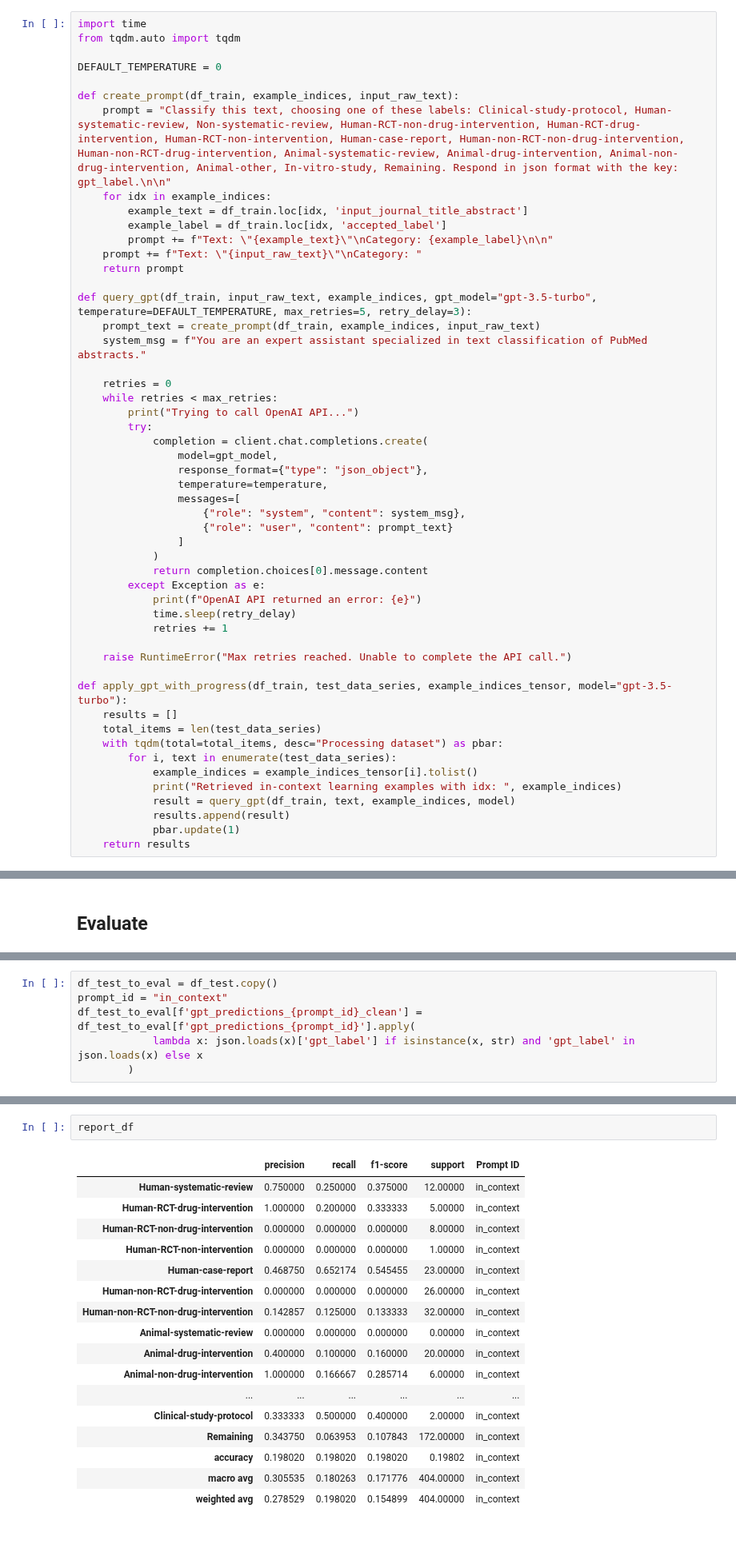
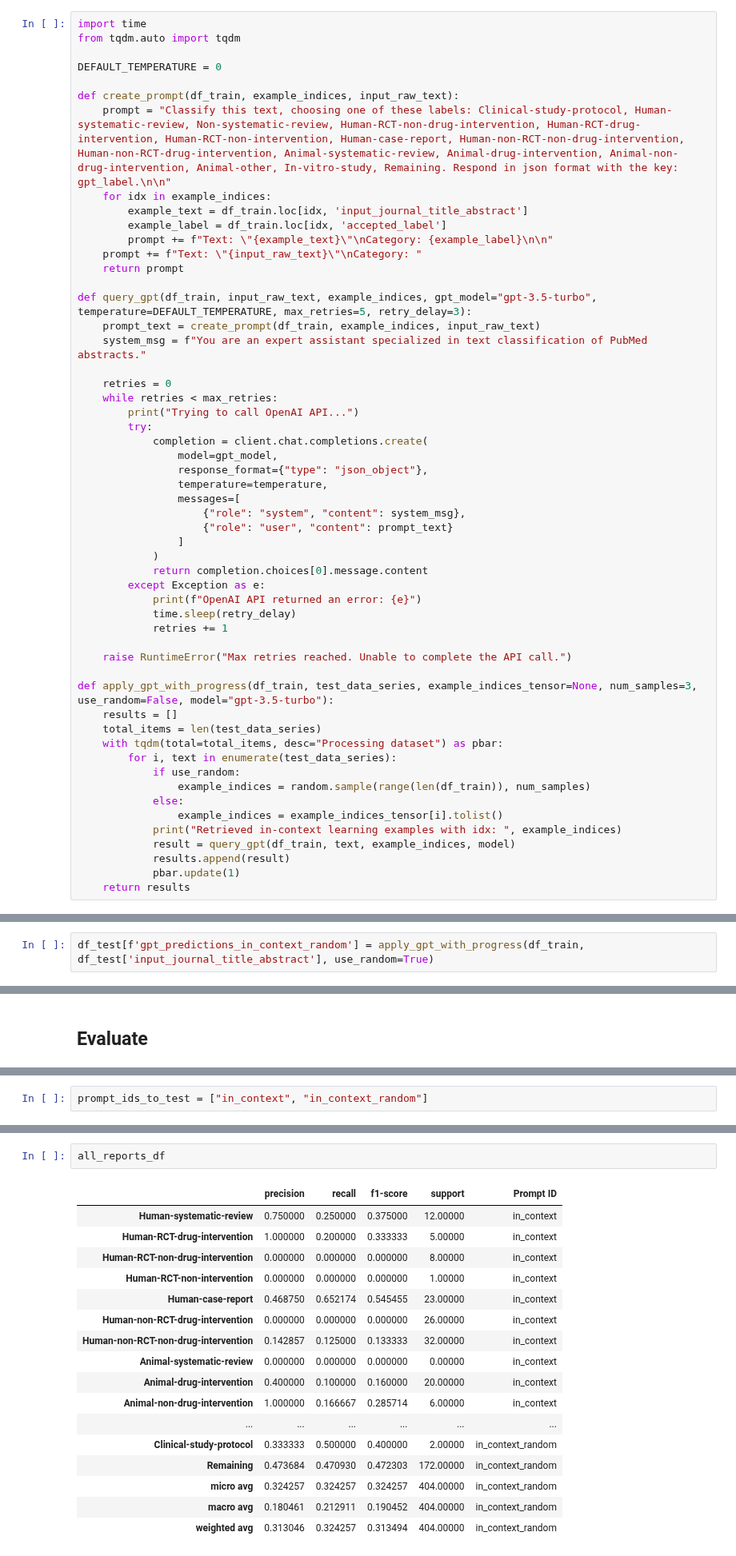
Before and after one commit to Ineichen-Group/StudyTypeTeller, a Jupyter notebook: models/GPT-In-Context.ipynb, the cells around one changed output, grey strips where cells are left out. Shown at 80% size. Saved outputs shown, nothing was run; the diff lists cells and outputs as text.

Commit message:
Testing method for in-context learning with random samples

```diff
--- a/models/GPT-In-Context.ipynb
+++ b/models/GPT-In-Context.ipynb
@@ -236,12 +238,15 @@ def query_gpt(df_train, input_raw_text, example_indices, gpt_model="gpt-3.5-turb
 
     raise RuntimeError("Max retries reached. Unable to complete the API call.")
 
-def apply_gpt_with_progress(df_train, test_data_series, example_indices_tensor, model="gpt-3.5-turbo"):
+def apply_gpt_with_progress(df_train, test_data_series, example_indices_tensor=None, num_samples=3, use_random=False, model="gpt-3.5-turbo"):
     results = []
     total_items = len(test_data_series)
     with tqdm(total=total_items, desc="Processing dataset") as pbar:
         for i, text in enumerate(test_data_series):
-            example_indices = example_indices_tensor[i].tolist()
+            if use_random:
+                example_indices = random.sample(range(len(df_train)), num_samples)
+            else:
+                example_indices = example_indices_tensor[i].tolist()
             print("Retrieved in-context learning examples with idx: ", example_indices)
             result = query_gpt(df_train, text, example_indices, model)
             results.append(result)
@@ -268,3 +273,5 @@ Retrieved in-context learning examples with idx:  [11, 128, 356]
 Trying to call OpenAI API...
 Retrieved in-context learning examples with idx:  [128, 356, 1032]
 Trying to call OpenAI API...
+# %%
+df_test[f'gpt_predictions_in_context_random'] = apply_gpt_with_progress(df_train, df_test['input_journal_title_abstract'], use_random=True)
@@ -273,6 +308,2 @@ Trying to call OpenAI API...
 # %%
-df_test_to_eval = df_test.copy()
-prompt_id = "in_context"
-df_test_to_eval[f'gpt_predictions_{prompt_id}_clean'] = df_test_to_eval[f'gpt_predictions_{prompt_id}'].apply(
-            lambda x: json.loads(x)['gpt_label'] if isinstance(x, str) and 'gpt_label' in json.loads(x) else x
-        )
+prompt_ids_to_test = ["in_context", "in_context_random"]
@@ -336,21 +373,21 @@ summary['Prompt ID'] = prompt_id
 # %%
-report_df
+all_reports_df
 # %% [output]
 |  | precision | recall | f1-score | support | Prompt ID |
 | Human-systematic-review | 0.750000 | 0.250000 | 0.375000 | 12.00000 | in_context |
 | Human-RCT-drug-intervention | 1.000000 | 0.200000 | 0.333333 | 5.00000 | in_context |
 | Human-RCT-non-drug-intervention | 0.000000 | 0.000000 | 0.000000 | 8.00000 | in_context |
 | Human-RCT-non-intervention | 0.000000 | 0.000000 | 0.000000 | 1.00000 | in_context |
 | Human-case-report | 0.468750 | 0.652174 | 0.545455 | 23.00000 | in_context |
 | Human-non-RCT-drug-intervention | 0.000000 | 0.000000 | 0.000000 | 26.00000 | in_context |
 | Human-non-RCT-non-drug-intervention | 0.142857 | 0.125000 | 0.133333 | 32.00000 | in_context |
 | Animal-systematic-review | 0.000000 | 0.000000 | 0.000000 | 0.00000 | in_context |
 | Animal-drug-intervention | 0.400000 | 0.100000 | 0.160000 | 20.00000 | in_context |
 | Animal-non-drug-intervention | 1.000000 | 0.166667 | 0.285714 | 6.00000 | in_context |
 | ... | ... | ... | ... | ... | ... |
-| Clinical-study-protocol | 0.333333 | 0.500000 | 0.400000 | 2.00000 | in_context |
-| Remaining | 0.343750 | 0.063953 | 0.107843 | 172.00000 | in_context |
-| accuracy | 0.198020 | 0.198020 | 0.198020 | 0.19802 | in_context |
-| macro avg | 0.305535 | 0.180263 | 0.171776 | 404.00000 | in_context |
-| weighted avg | 0.278529 | 0.198020 | 0.154899 | 404.00000 | in_context |
+| Clinical-study-protocol | 0.333333 | 0.500000 | 0.400000 | 2.00000 | in_context_random |
+| Remaining | 0.473684 | 0.470930 | 0.472303 | 172.00000 | in_context_random |
+| micro avg | 0.324257 | 0.324257 | 0.324257 | 404.00000 | in_context_random |
+| macro avg | 0.180461 | 0.212911 | 0.190452 | 404.00000 | in_context_random |
+| weighted avg | 0.313046 | 0.324257 | 0.313494 | 404.00000 | in_context_random |
 # %%
```
Also changed, not shown: parts of 11 cells of this notebook.
